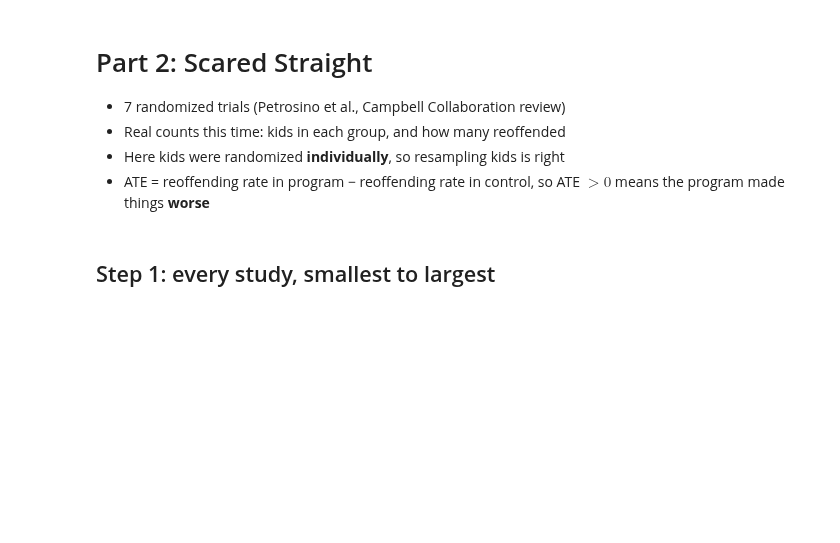
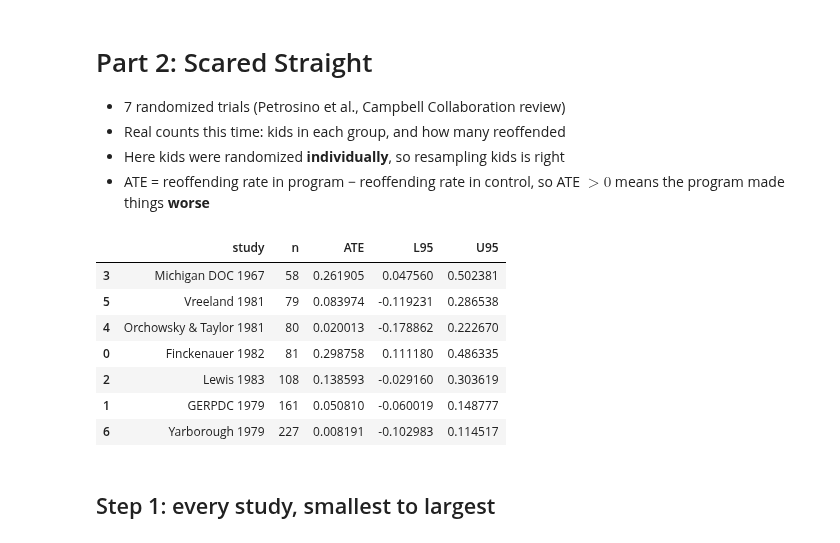
Before and after one commit to merasiaa/UU_F26_templates, a Jupyter notebook: Week06/Thursday_lab/Thursday_AB_testing_bridge.ipynb, the cells around one changed output. Saved outputs shown, nothing was run; the diff lists cells and outputs as text; code cells hidden in the pictures; blank space fills up the shorter version.

```diff
--- a/Week06/Thursday_lab/Thursday_AB_testing_bridge.ipynb
+++ b/Week06/Thursday_lab/Thursday_AB_testing_bridge.ipynb
@@ -145,17 +181,26 @@ plt.show()
 - Here kids were randomized **individually**, so resampling kids is right
 - ATE = reoffending rate in program − reoffending rate in control, so ATE $> 0$ means the program made things **worse**
 # %%
-ss = pd.read_csv('./data/ss_all_studies.csv')
+ss = pd.read_csv('../data/ss_all_studies.csv')
 
 ss_boots = {}
 ss_results = []
 for study, g in ss.groupby('study'):
     ss_boots[study] = bootstrap(g, treat='program', y='reoffend')
     L, U = np.quantile(ss_boots[study], [.025, .975])
     ss_results.append({'study': study, 'n': len(g), 'ATE': ate(g, 'program', 'reoffend'), 'L95': L, 'U95': U})
 
 ss_results = pd.DataFrame(ss_results).sort_values('n')
 ss_results
+# %% [output]
+|  | study | n | ATE | L95 | U95 |
+| 3 | Michigan DOC 1967 | 58 | 0.261905 | 0.047560 | 0.502381 |
+| 5 | Vreeland 1981 | 79 | 0.083974 | -0.119231 | 0.286538 |
+| 4 | Orchowsky & Taylor 1981 | 80 | 0.020013 | -0.178862 | 0.222670 |
+| 0 | Finckenauer 1982 | 81 | 0.298758 | 0.111180 | 0.486335 |
+| 2 | Lewis 1983 | 108 | 0.138593 | -0.029160 | 0.303619 |
+| 1 | GERPDC 1979 | 161 | 0.050810 | -0.060019 | 0.148777 |
+| 6 | Yarborough 1979 | 227 | 0.008191 | -0.102983 | 0.114517 |
 # %% [markdown]
 ## Step 1: every study, smallest to largest
 # %%
```
Also changed, not shown: parts of 11 cells of this notebook, 3 other files.
